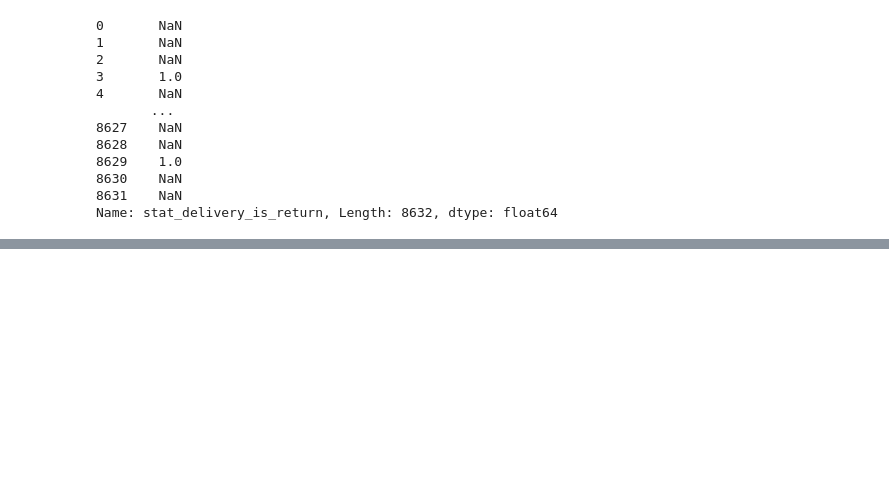
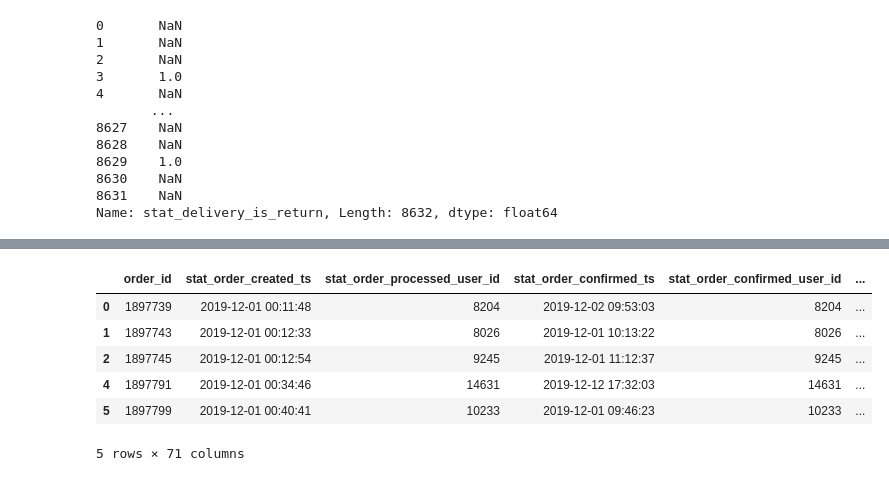
Before and after one commit to SergeyBridge/WVproject, a Jupyter notebook: models/catboost/catboost.ipynb, the cells around one changed output, grey strips where cells are left out. Drawn from its saved outputs; the diff is of its cells as text; code cells hidden in the pictures; blank space fills up the shorter version.

```diff
--- a/models/catboost/catboost.ipynb
+++ b/models/catboost/catboost.ipynb
@@ -175,0 +251,16 @@ ValueError: Cannot convert non-finite values (NA or inf) to integer
+# %%
+en = engine.RealDataEngineCatboost(
+    data_file="/home/sergey/mnt/st1500/Usr/Sergey/TheJob/clientsProjects/"
+              "data/Webvork/real_2019-12-01-2019-12-31.csv",
+    test_fraction=3)
+# %%
+train = en.Xtrain_df
+train.head()
+# %% [output]
+|  | order_id | stat_order_created_ts | stat_order_processed_user_id | stat_order_confirmed_ts | stat_order_confirmed_user_id | ... |
+| 0 | 1897739 | 2019-12-01 00:11:48 | 8204 | 2019-12-02 09:53:03 | 8204 | ... |
+| 1 | 1897743 | 2019-12-01 00:12:33 | 8026 | 2019-12-01 10:13:22 | 8026 | ... |
+| 2 | 1897745 | 2019-12-01 00:12:54 | 9245 | 2019-12-01 11:12:37 | 9245 | ... |
+| 4 | 1897791 | 2019-12-01 00:34:46 | 14631 | 2019-12-12 17:32:03 | 14631 | ... |
+| 5 | 1897799 | 2019-12-01 00:40:41 | 10233 | 2019-12-01 09:46:23 | 10233 | ... |
+5 rows × 71 columns
```
Also changed, not shown: parts of 11 cells of this notebook, 6 other files.
